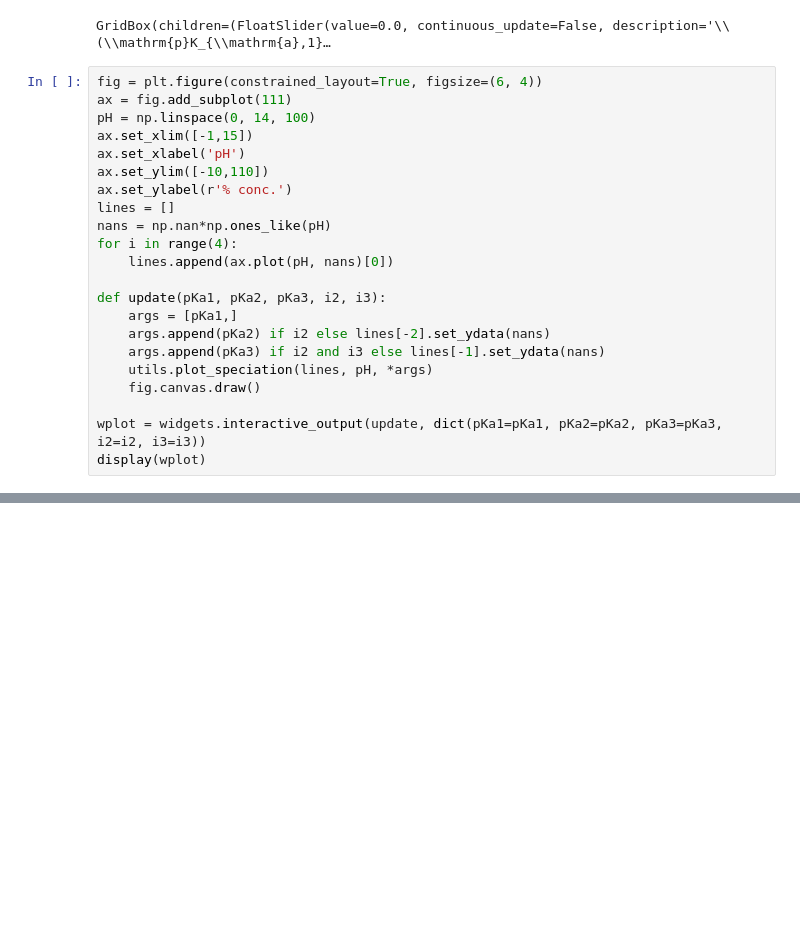
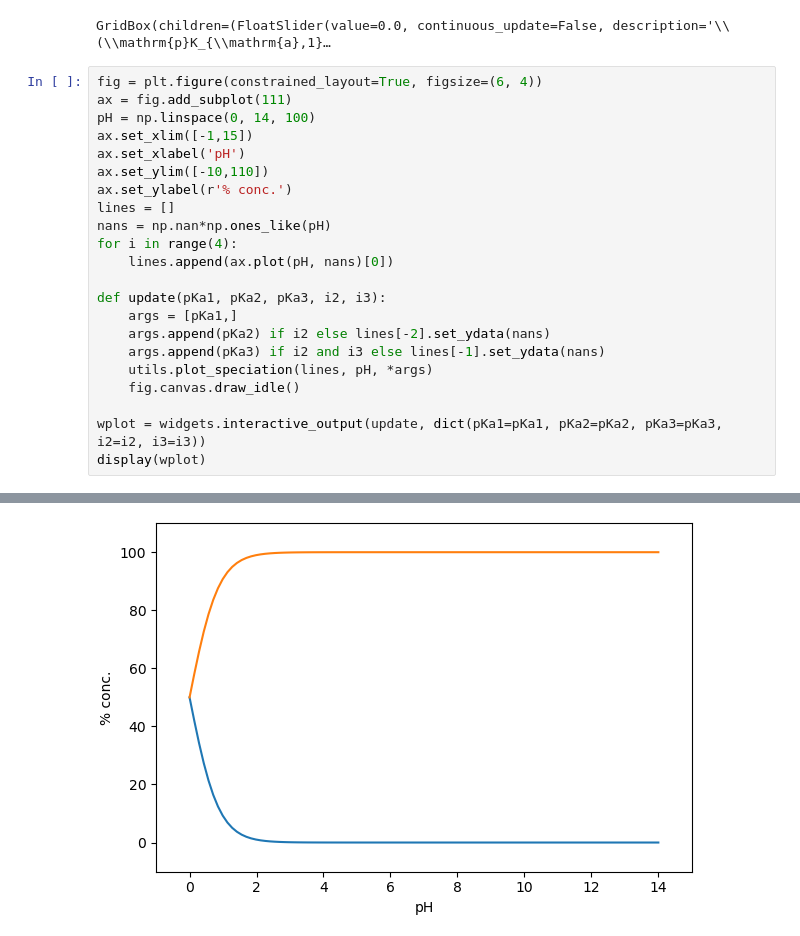
Before and after one commit to GeorgeTrenins/acidbase, a Jupyter notebook: speciation.ipynb, the cells around one changed output, grey strips where cells are left out. Cells and saved outputs as stored; diff of their text form; blank space fills up the shorter version.

```diff
--- a/speciation.ipynb
+++ b/speciation.ipynb
@@ -104,7 +104,7 @@ def update(pKa1, pKa2, pKa3, i2, i3):
     args.append(pKa2) if i2 else lines[-2].set_ydata(nans)
     args.append(pKa3) if i2 and i3 else lines[-1].set_ydata(nans)
     utils.plot_speciation(lines, pH, *args)
-    fig.canvas.draw()
+    fig.canvas.draw_idle()
 
 wplot = widgets.interactive_output(update, dict(pKa1=pKa1, pKa2=pKa2, pKa3=pKa3, i2=i2, i3=i3))
 display(wplot)
@@ -114,0 +113 @@ display(wplot)
+[figure, added]
```
Also changed, not shown: parts of 2 cells of this notebook, 1 other file.
